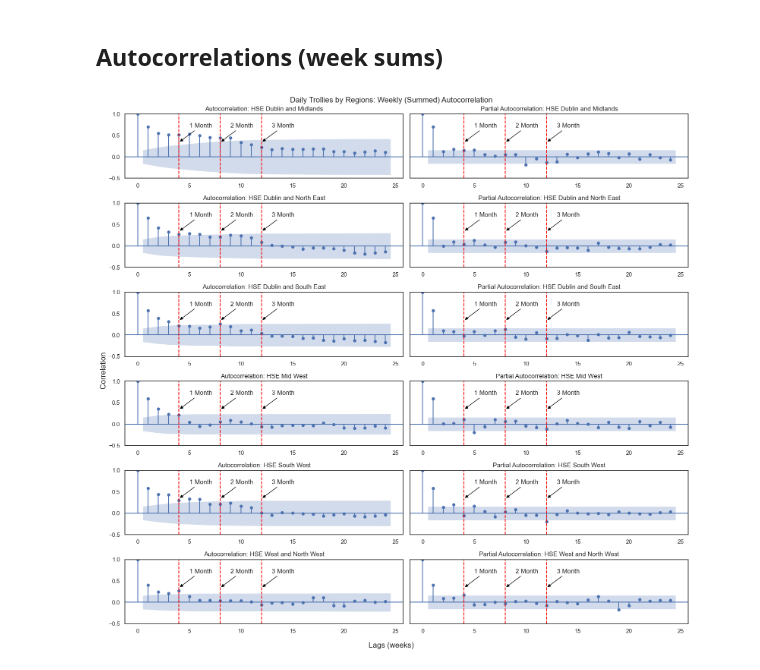
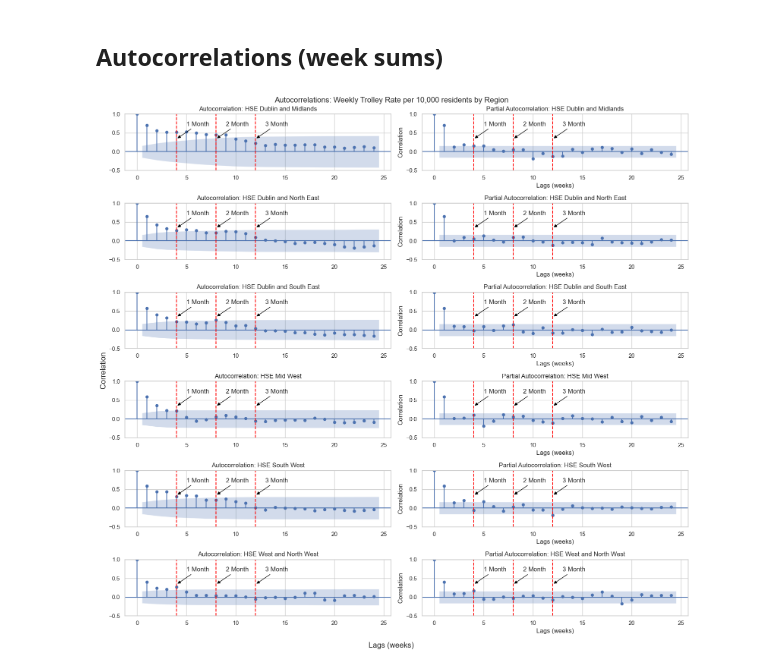
Before and after one commit to hotsoupisgood/scraping-hse-trolly-data, a Jupyter notebook: exploratory/autocorrelaltions.ipynb, the cells around one changed output. Saved outputs shown, nothing was run; the diff lists cells and outputs as text; code cells hidden in the pictures.

```diff
--- a/exploratory/autocorrelaltions.ipynb
+++ b/exploratory/autocorrelaltions.ipynb
@@ -5,7 +5,7 @@ import matplotlib.pyplot as plt
 from scipy import signal
 from statsmodels.graphics.tsaplots import plot_acf, plot_pacf
 
-sns.set_theme(style="white")
+sns.set_theme(style="whitegrid")
 
 daily_df=pd.read_csv("../data/wide_daily_scaledPer10k.csv")
 daily_df.index=pd.to_datetime(daily_df['Date'])
@@ -25,7 +25,7 @@ weekly_df = weekly_df.iloc[1:].reset_index(drop=True)
 y_loc=.68; x_shift=4
 n_lags=60
 
-fig, axes = plt.subplots(daily_df.columns.__len__(), 2, figsize=(14, 15), sharey=True)
+fig, axes = plt.subplots(daily_df.columns.__len__(), 2, figsize=(16, 15))#, sharey=True)
 for i, (ax, col) in enumerate(zip(axes, daily_df.columns)):
 
     plot_acf(daily_df[col],  lags=n_lags, ax=ax[0], title=f'Autocorrelation: {col}')
@@ -45,7 +45,10 @@ for i, (ax, col) in enumerate(zip(axes, daily_df.columns)):
     ax[0].set_ylim(-.5,1)
     ax[1].set_ylim(-.5,1)
 
-fig.suptitle('Daily Trollies by Regions: Daily Autocorrelation')
+    ax[1].set_ylabel('Correlation')
+    ax[1].set_xlabel('Lags (days)')
+
+fig.suptitle('Trolley Rate by Region: Daily Autocorrelation')
 fig.supxlabel('Lags (days)')
 fig.supylabel('Correlation')
 plt.tight_layout()
@@ -57,33 +60,36 @@ plt.tight_layout()
 # settings
 y_loc=.68; x_shift=1; n_lags=24
 
-fig, axes = plt.subplots(weekly_df.columns.__len__(), 2, figsize=(16, 15), sharey=True)
+fig, axes = plt.subplots(weekly_df.columns.__len__(), 2, figsize=(16, 15))#, sharey=True)
 for i, (ax, col) in enumerate(zip(axes, weekly_df.columns)):
 
     plot_acf(weekly_df[col],  lags=n_lags, ax=ax[0], title=f'Autocorrelation: {col}')
     plot_pacf(weekly_df[col], lags=n_lags, ax=ax[1], title=f'Partial Autocorrelation: {col}')
 
     # annotation lines
     ax[0].axvline(x=4, color='red', linestyle='--')
     ax[1].axvline(x=4, color='red', linestyle='--')
     ax[0].axvline(x=8, color='red', linestyle='--')
     ax[1].axvline(x=8, color='red', linestyle='--')
     ax[0].axvline(x=12, color='red', linestyle='--')
     ax[1].axvline(x=12, color='red', linestyle='--')
     # annotation text
     ax[0].annotate('1 Month', xy=(4,  plt.ylim()[1]*y_loc*.5), xytext=(4 +x_shift,  plt.ylim()[1]*y_loc), arrowprops=dict(arrowstyle='-|>', color='black'))
     ax[1].annotate('1 Month', xy=(4,  plt.ylim()[1]*y_loc*.5), xytext=(4 +x_shift,  plt.ylim()[1]*y_loc), arrowprops=dict(arrowstyle='-|>', color='black'))
     ax[0].annotate('2 Month', xy=(8,  plt.ylim()[1]*y_loc*.5), xytext=(8 +x_shift,  plt.ylim()[1]*y_loc), arrowprops=dict(arrowstyle='-|>', color='black'))
     ax[1].annotate('2 Month', xy=(8,  plt.ylim()[1]*y_loc*.5), xytext=(8 +x_shift,  plt.ylim()[1]*y_loc), arrowprops=dict(arrowstyle='-|>', color='black'))
     ax[0].annotate('3 Month', xy=(12, plt.ylim()[1]*y_loc*.5), xytext=(12 +x_shift, plt.ylim()[1]*y_loc), arrowprops=dict(arrowstyle='-|>', color='black'))
     ax[1].annotate('3 Month', xy=(12, plt.ylim()[1]*y_loc*.5), xytext=(12 +x_shift, plt.ylim()[1]*y_loc), arrowprops=dict(arrowstyle='-|>', color='black'))
 
     ax[0].set_ylim(-.5,1)
     ax[1].set_ylim(-.5,1)
 
-fig.suptitle('Daily Trollies by Regions: Weekly (Summed) Autocorrelation')
+    ax[1].set_ylabel('Correlation')
+    ax[1].set_xlabel('Lags (weeks)')
+
+fig.suptitle('Autocorrelations: Weekly Trolley Rate per 10,000 residents by Region')
 fig.supxlabel('Lags (weeks)')
 fig.supylabel('Correlation')
 plt.tight_layout()
 # %% [output]
-[figure, old version]
+[figure, new version]
```
Also changed, not shown: parts of 1 cell of this notebook, 45 other files.
